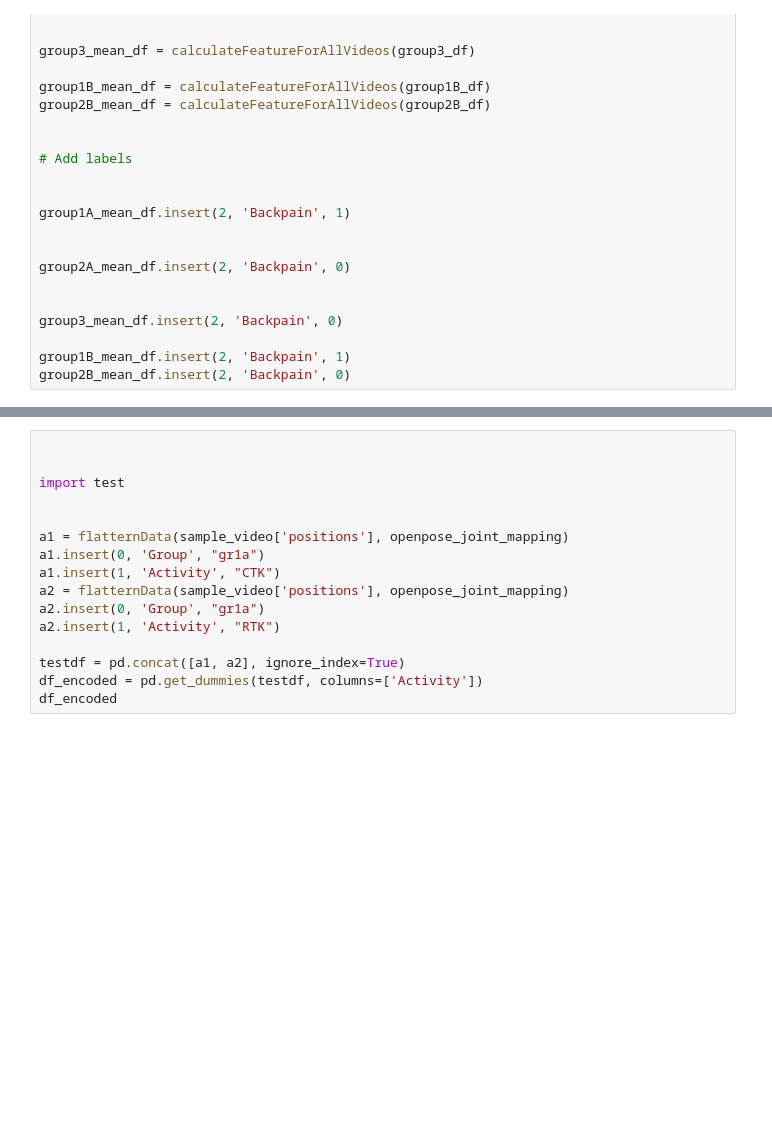
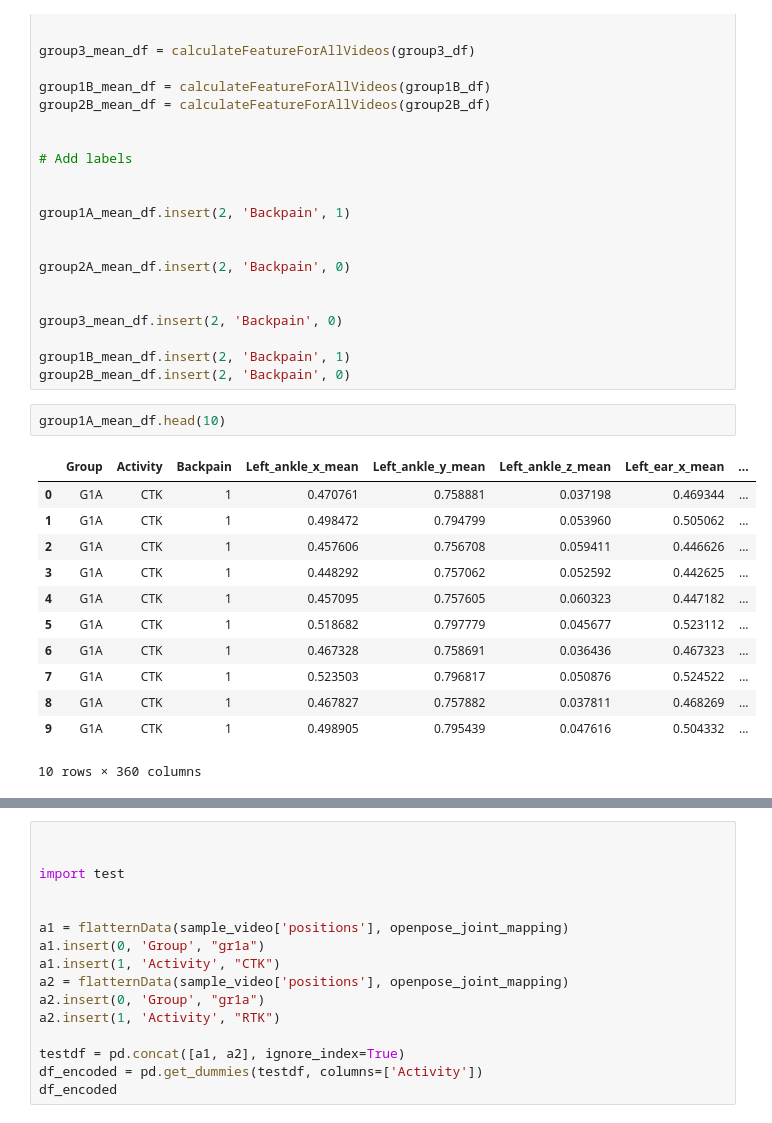
Before and after one commit to ttuyetdinh/main, a Jupyter notebook: keeral.ipynb, the cells around one changed output, grey strips where cells are left out. Cells and saved outputs as stored; diff of their text form; blank space fills up the shorter version.

```diff
--- a/keeral.ipynb
+++ b/keeral.ipynb
@@ -348,6 +342,21 @@ group3_mean_df.insert(2, 'Backpain', 0)
 
 group1B_mean_df.insert(2, 'Backpain', 1)
 group2B_mean_df.insert(2, 'Backpain', 0)
+# %%
+group1A_mean_df.head(10)
+# %% [output]
+|  | Group | Activity | Backpain | Left_ankle_x_mean | Left_ankle_y_mean | Left_ankle_z_mean | Left_ear_x_mean | ... |
+| 0 | G1A | CTK | 1 | 0.470761 | 0.758881 | 0.037198 | 0.469344 | ... |
+| 1 | G1A | CTK | 1 | 0.498472 | 0.794799 | 0.053960 | 0.505062 | ... |
+| 2 | G1A | CTK | 1 | 0.457606 | 0.756708 | 0.059411 | 0.446626 | ... |
+| 3 | G1A | CTK | 1 | 0.448292 | 0.757062 | 0.052592 | 0.442625 | ... |
+| 4 | G1A | CTK | 1 | 0.457095 | 0.757605 | 0.060323 | 0.447182 | ... |
+| 5 | G1A | CTK | 1 | 0.518682 | 0.797779 | 0.045677 | 0.523112 | ... |
+| 6 | G1A | CTK | 1 | 0.467328 | 0.758691 | 0.036436 | 0.467323 | ... |
+| 7 | G1A | CTK | 1 | 0.523503 | 0.796817 | 0.050876 | 0.524522 | ... |
+| 8 | G1A | CTK | 1 | 0.467827 | 0.757882 | 0.037811 | 0.468269 | ... |
+| 9 | G1A | CTK | 1 | 0.498905 | 0.795439 | 0.047616 | 0.504332 | ... |
+10 rows × 360 columns
 # %%
 from sklearn.model_selection import GridSearchCV, train_test_split
 from sklearn.neighbors import KNeighborsClassifier
```
Also changed, not shown: parts of 6 cells of this notebook.
